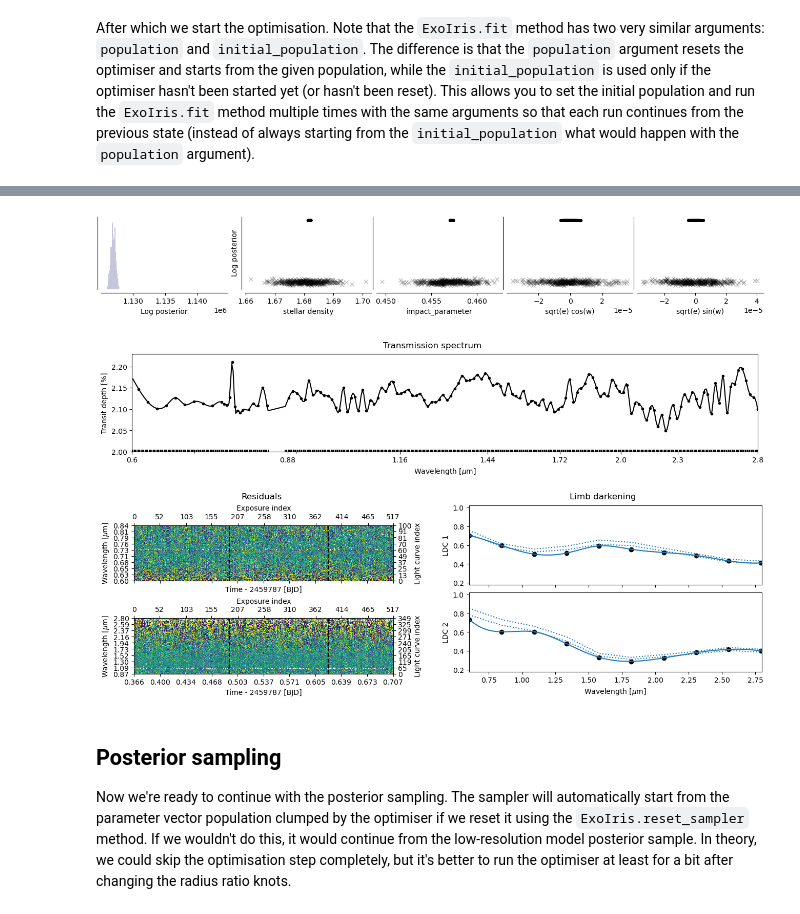
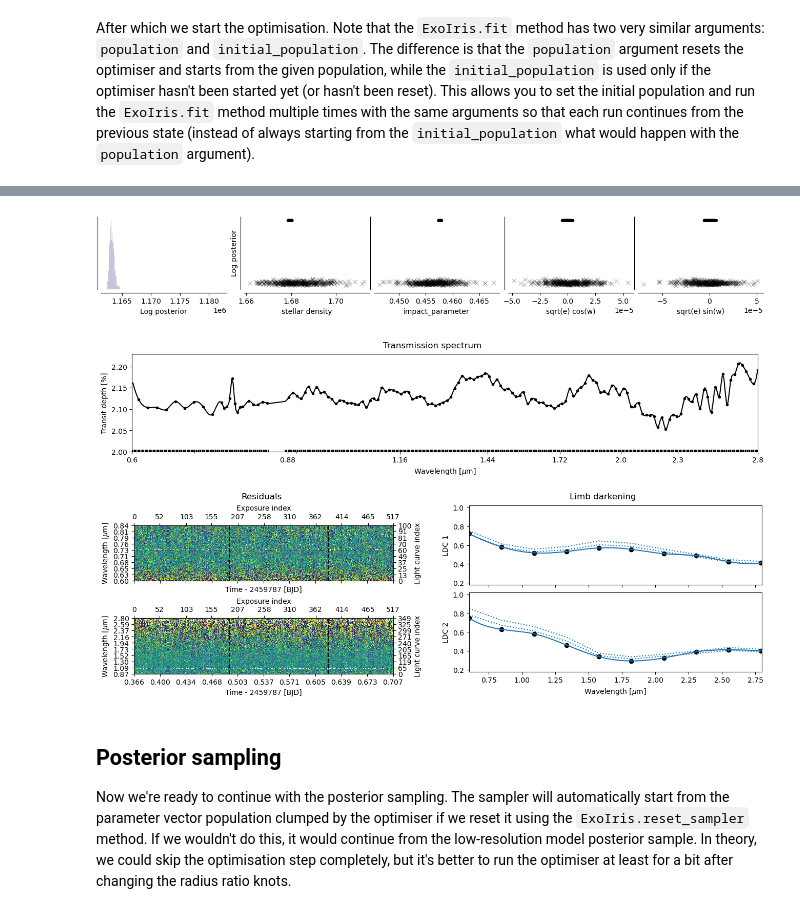
Before and after one commit to hpparvi/ExoIris, a Jupyter notebook: doc/source/examples/e01/03_increasing_data_resolution.ipynb, the cells around one changed output, grey strips where cells are left out. Saved outputs shown, nothing was run; the diff lists cells and outputs as text; code cells hidden in the pictures.

```diff
--- a/doc/source/examples/e01/03_increasing_data_resolution.ipynb
+++ b/doc/source/examples/e01/03_increasing_data_resolution.ipynb
@@ -112,11 +116,11 @@ ts.fit(niter=10, pool=pool, lnpost=lnpostf, initial_population=x0)
 # %%
-ts.fit(niter=5000, pool=pool, lnpost=lnpostf, initial_population=x0)
+ts.fit(niter=10_000, pool=pool, lnpost=lnpostf, initial_population=x0)
 # %% [output]
-[figure, old version]
+[figure, new version]
 # %%
 ts.plot_fit('fit', **pargs);
 # %% [output]
-[figure, old version]
+[figure, new version]
 # %% [markdown]
 ## Posterior sampling
 
```
Also changed, not shown: parts of 3 cells of this notebook.
